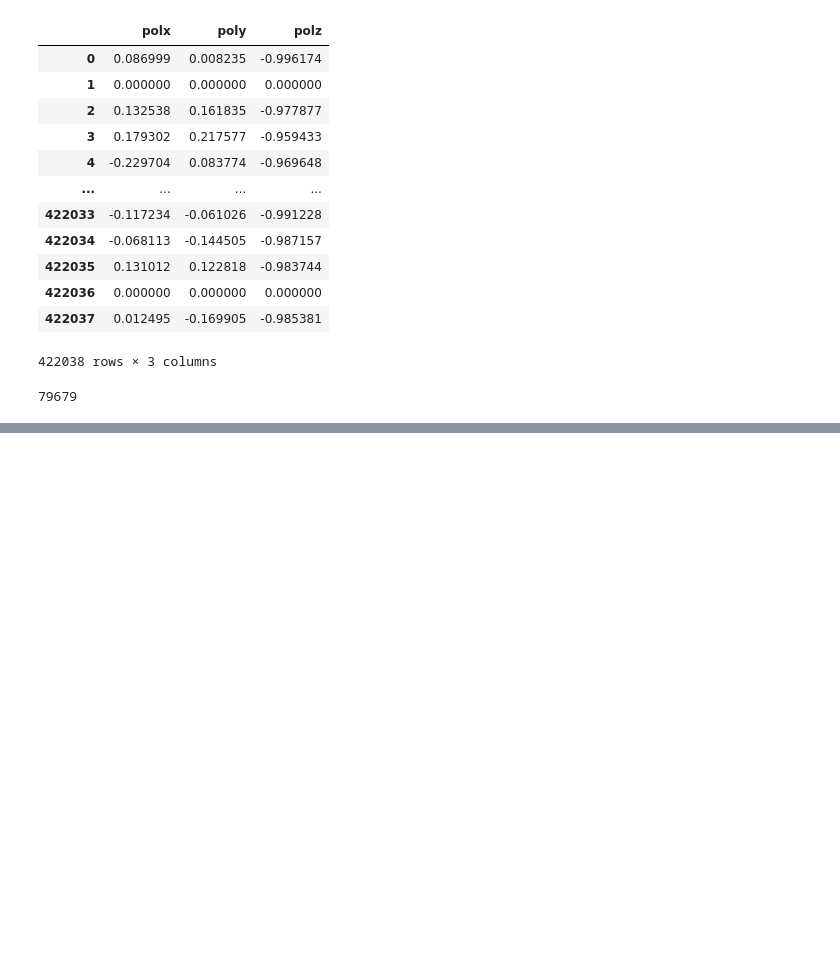
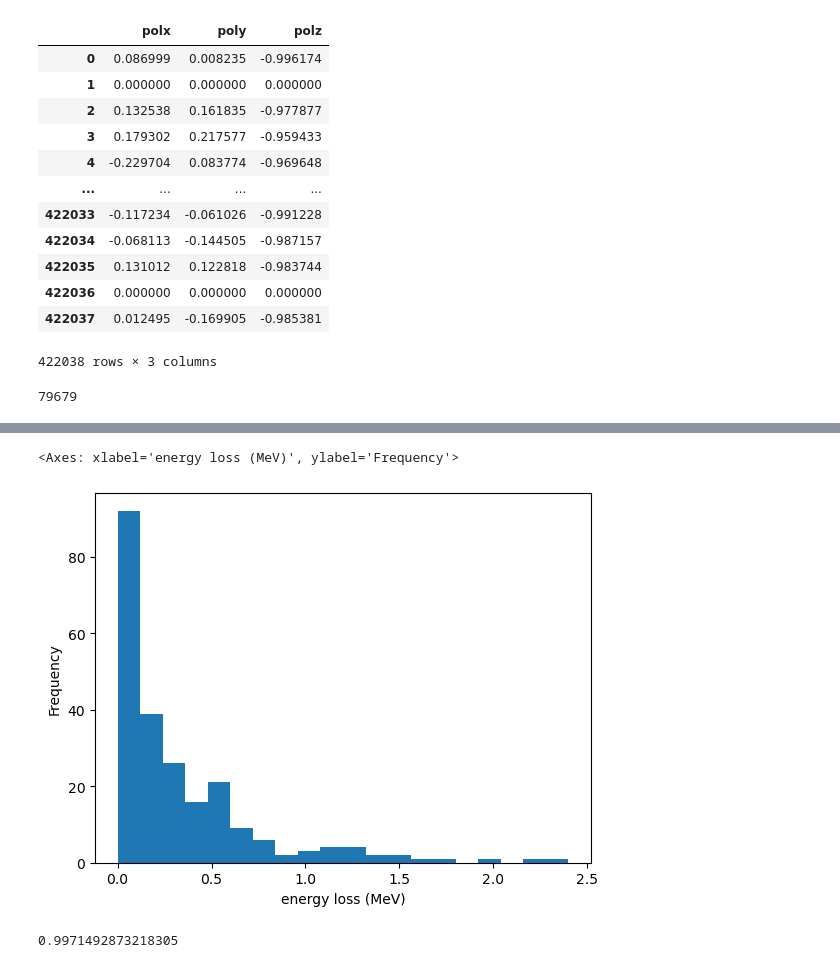
Before and after one commit to simonthor/tau-polarization-icecube, a Jupyter notebook: icecube-tau-decays/genie_event_analysis.ipynb, the cells around one changed output, grey strips where cells are left out. Saved outputs shown, nothing was run; the diff lists cells and outputs as text; code cells hidden in the pictures; blank space fills up the shorter version.

```diff
--- a/icecube-tau-decays/genie_event_analysis.ipynb
+++ b/icecube-tau-decays/genie_event_analysis.ipynb
@@ -52,0 +69,9 @@ assert np.all(np.all(tau_pol == 0, axis=1) == (taus.loc[:, "polx":"polz"] == 0).
+# %%
+(-g4_tau_diff_sig["E"]*1000).plot.hist(bins=20, xlabel="energy loss (MeV)")
+# %% [output]
+<Axes: xlabel='energy loss (MeV)', ylabel='Frequency'>
+[figure, added]
+# %%
+((-g4_tau_diff["E"]*1000) < 1).sum() / len(g4_tau_diff)
+# %% [output]
+0.9971492873218305
```
Also changed, not shown: parts of 5 cells of this notebook, 4 other files.
